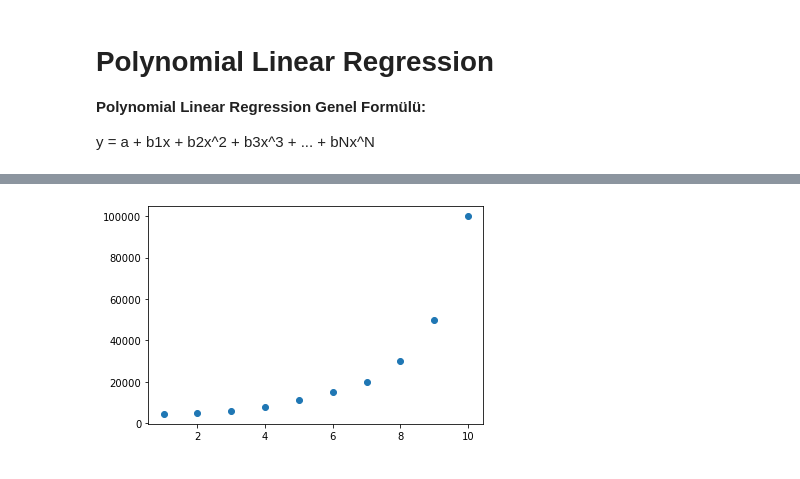
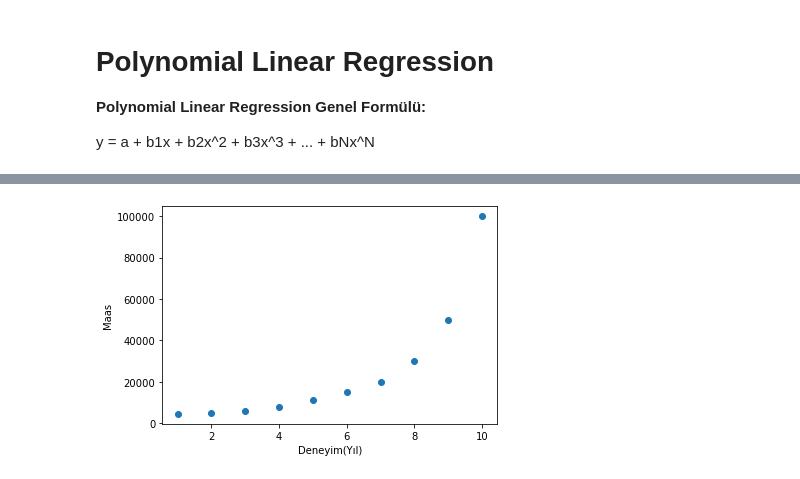
Before and after one commit to samedyldrmdev/machine-learning, a Jupyter notebook: hr_dep_maas_skalası_hesaplama/polynomial-linear-regression.ipynb, the cells around one changed output, grey strips where cells are left out. Saved outputs shown, nothing was run; the diff lists cells and outputs as text; code cells hidden in the pictures.

```diff
--- a/hr_dep_maas_skalası_hesaplama/polynomial-linear-regression.ipynb
+++ b/hr_dep_maas_skalası_hesaplama/polynomial-linear-regression.ipynb
@@ -34,6 +19,9 @@ df
 # %%
 # Veri setimize bir bakalım.
 
 plt.scatter(df["deneyim"],df["maas"])
+plt.xlabel("Deneyim(Yıl)")
+plt.ylabel("Maas")
+plt.savefig("1.png", dpi = 300);
 # %% [output]
-[figure, old version]
+[figure, new version]
```
Also changed, not shown: parts of 11 cells of this notebook.
